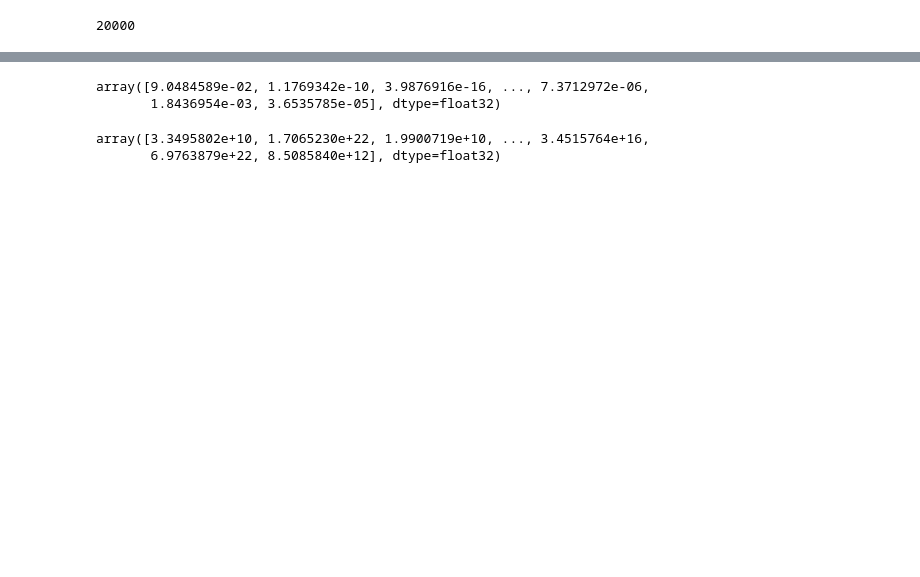
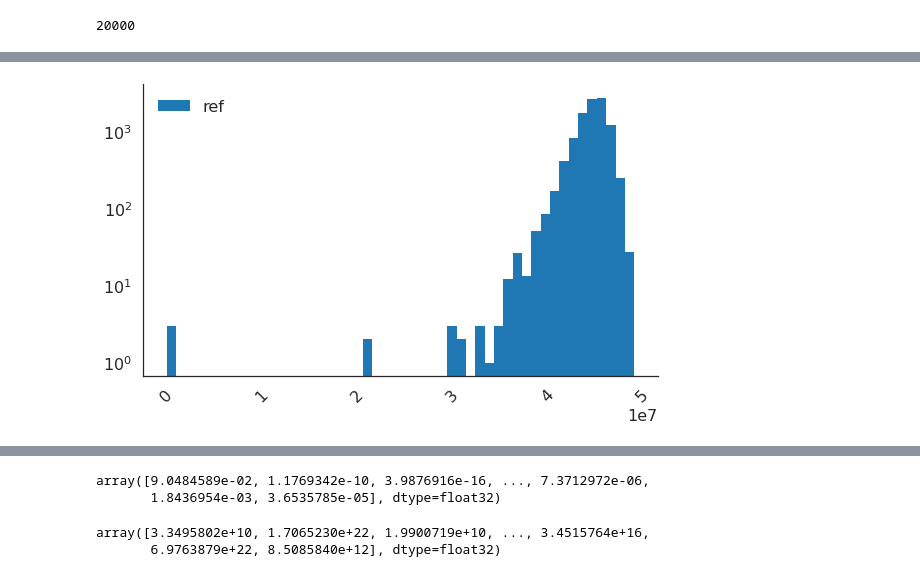
Before and after one commit to ermongroup/f-dre, a Jupyter notebook: notebooks/density ratios.ipynb, the cells around one changed output, grey strips where cells are left out. Saved outputs shown, nothing was run; the diff lists cells and outputs as text; code cells hidden in the pictures; blank space fills up the shorter version.

```diff
--- a/notebooks/density ratios.ipynb
+++ b/notebooks/density ratios.ipynb
@@ -57,2 +81,12 @@ plt.tight_layout()
+# %%
+plt.figure(figsize=(8,5))
+_ = plt.hist(new_ratios[y==1], bins=50, log=True, label='ref')
+plt.xticks(rotation=45)
+
+plt.legend()
+sns.despine()
+plt.tight_layout()
+# %% [output]
+[figure, added]
 # %%
 plt.figure(figsize=(8,5))
```
Also changed, not shown: parts of 41 cells of this notebook, 10 other files.
